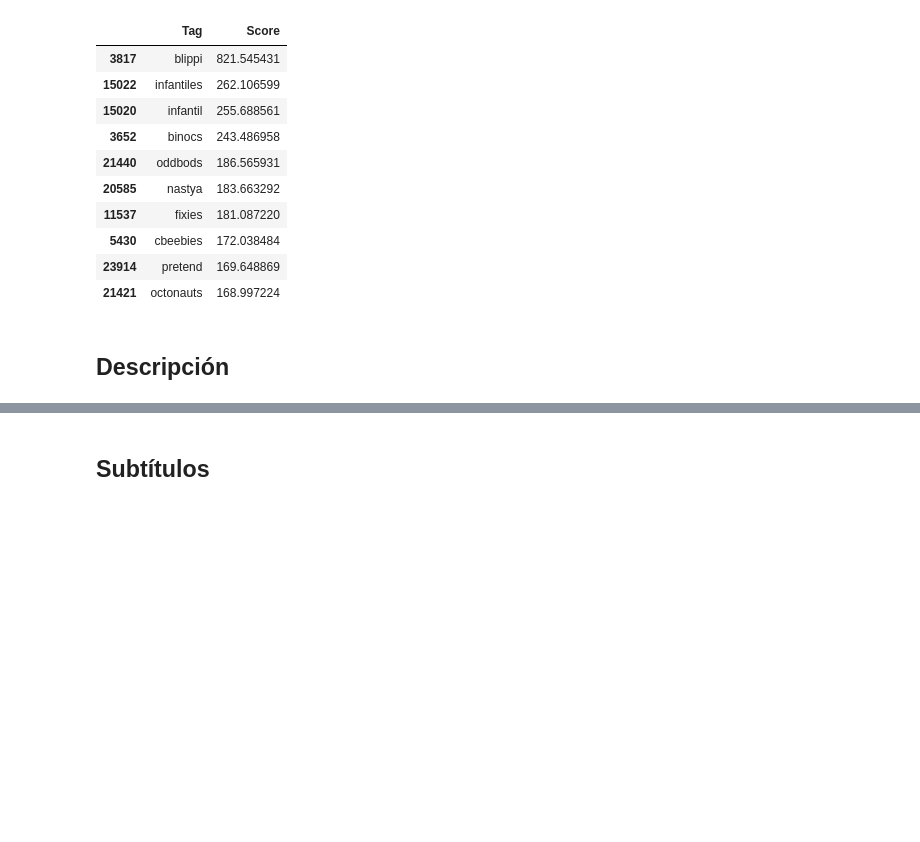
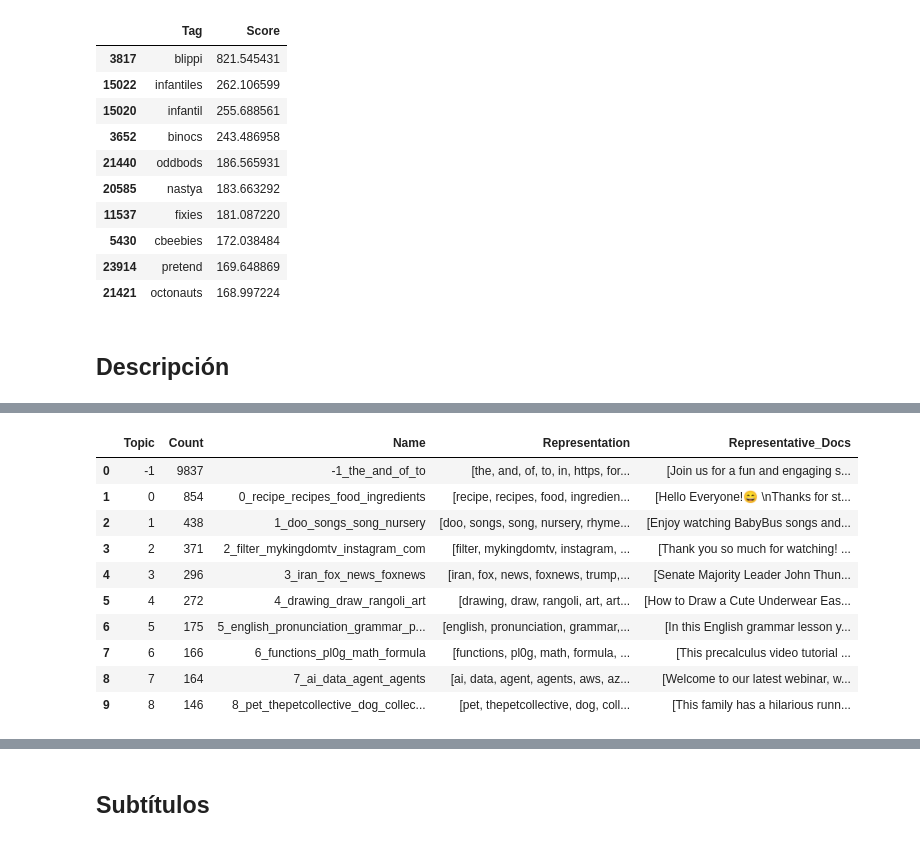
Before and after one commit to UCM-GIDIA-PD1/c2526-R1, a Jupyter notebook: src/analisis_kids.ipynb, the cells around one changed output, grey strips where cells are left out. Drawn from its saved outputs; the diff is of its cells as text; code cells hidden in the pictures; blank space fills up the shorter version.

```diff
--- a/src/analisis_kids.ipynb
+++ b/src/analisis_kids.ipynb
@@ -549,0 +554,15 @@ plt.show()
+# %%
+topic_info = topic_model_descripcion.get_topic_info()
+topic_info.head(10)
+# %% [output]
+|  | Topic | Count | Name | Representation | Representative_Docs |
+| 0 | -1 | 9837 | -1_the_and_of_to | [the, and, of, to, in, https, for... | [Join us for a fun and engaging s... |
+| 1 | 0 | 854 | 0_recipe_recipes_food_ingredients | [recipe, recipes, food, ingredien... | [Hello Everyone!😄 \nThanks for st... |
+| 2 | 1 | 438 | 1_doo_songs_song_nursery | [doo, songs, song, nursery, rhyme... | [Enjoy watching BabyBus songs and... |
+| 3 | 2 | 371 | 2_filter_mykingdomtv_instagram_com | [filter, mykingdomtv, instagram, ... | [Thank you so much for watching! ... |
+| 4 | 3 | 296 | 3_iran_fox_news_foxnews | [iran, fox, news, foxnews, trump,... | [Senate Majority Leader John Thun... |
+| 5 | 4 | 272 | 4_drawing_draw_rangoli_art | [drawing, draw, rangoli, art, art... | [How to Draw a Cute Underwear Eas... |
+| 6 | 5 | 175 | 5_english_pronunciation_grammar_p... | [english, pronunciation, grammar,... | [In this English grammar lesson y... |
+| 7 | 6 | 166 | 6_functions_pl0g_math_formula | [functions, pl0g, math, formula, ... | [This precalculus video tutorial ... |
+| 8 | 7 | 164 | 7_ai_data_agent_agents | [ai, data, agent, agents, aws, az... | [Welcome to our latest webinar, w... |
+| 9 | 8 | 146 | 8_pet_thepetcollective_dog_collec... | [pet, thepetcollective, dog, coll... | [This family has a hilarious runn... |
```
Also changed, not shown: parts of 19 cells of this notebook, 2 other files.
